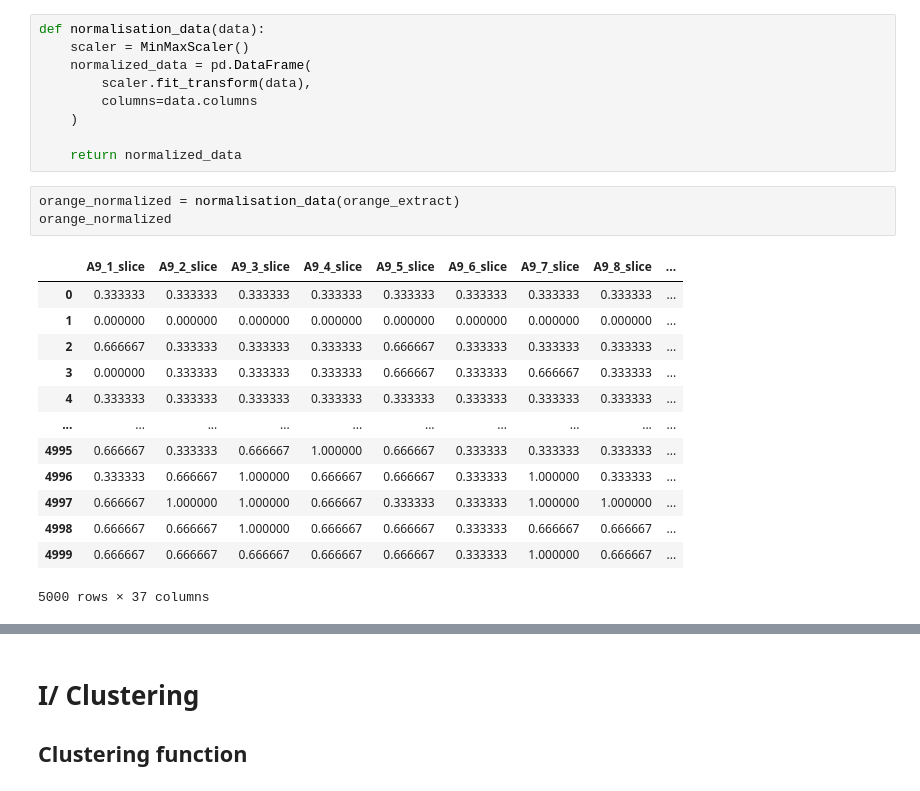
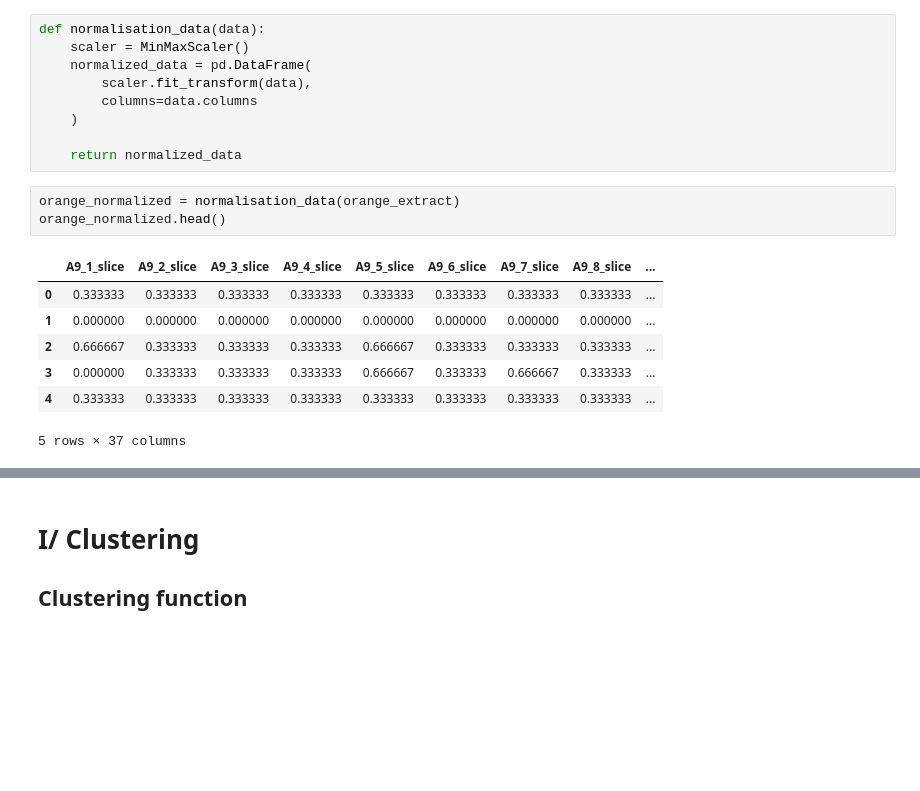
Before and after one commit to scia-assistant/kantar-LMD, a Jupyter notebook: extraction_kantar.ipynb, the cells around one changed output, grey strips where cells are left out. Cells and saved outputs as stored; diff of their text form; blank space fills up the shorter version.

```diff
--- a/extraction_kantar.ipynb
+++ b/extraction_kantar.ipynb
@@ -155,20 +144,14 @@ def normalisation_data(data):
     return normalized_data
 # %%
 orange_normalized = normalisation_data(orange_extract)
-orange_normalized
+orange_normalized.head()
 # %% [output]
 |  | A9_1_slice | A9_2_slice | A9_3_slice | A9_4_slice | A9_5_slice | A9_6_slice | A9_7_slice | A9_8_slice | ... |
 | 0 | 0.333333 | 0.333333 | 0.333333 | 0.333333 | 0.333333 | 0.333333 | 0.333333 | 0.333333 | ... |
 | 1 | 0.000000 | 0.000000 | 0.000000 | 0.000000 | 0.000000 | 0.000000 | 0.000000 | 0.000000 | ... |
 | 2 | 0.666667 | 0.333333 | 0.333333 | 0.333333 | 0.666667 | 0.333333 | 0.333333 | 0.333333 | ... |
 | 3 | 0.000000 | 0.333333 | 0.333333 | 0.333333 | 0.666667 | 0.333333 | 0.666667 | 0.333333 | ... |
 | 4 | 0.333333 | 0.333333 | 0.333333 | 0.333333 | 0.333333 | 0.333333 | 0.333333 | 0.333333 | ... |
-| ... | ... | ... | ... | ... | ... | ... | ... | ... | ... |
-| 4995 | 0.666667 | 0.333333 | 0.666667 | 1.000000 | 0.666667 | 0.333333 | 0.333333 | 0.333333 | ... |
-| 4996 | 0.333333 | 0.666667 | 1.000000 | 0.666667 | 0.666667 | 0.333333 | 1.000000 | 0.333333 | ... |
-| 4997 | 0.666667 | 1.000000 | 1.000000 | 0.666667 | 0.333333 | 0.333333 | 1.000000 | 1.000000 | ... |
-| 4998 | 0.666667 | 0.666667 | 1.000000 | 0.666667 | 0.666667 | 0.333333 | 0.666667 | 0.666667 | ... |
-| 4999 | 0.666667 | 0.666667 | 0.666667 | 0.666667 | 0.666667 | 0.333333 | 1.000000 | 0.666667 | ... |
-5000 rows × 37 columns
+5 rows × 37 columns
 # %%
 green_normalized = normalisation_data(green_extract)
```
Also changed, not shown: parts of 24 cells of this notebook.
